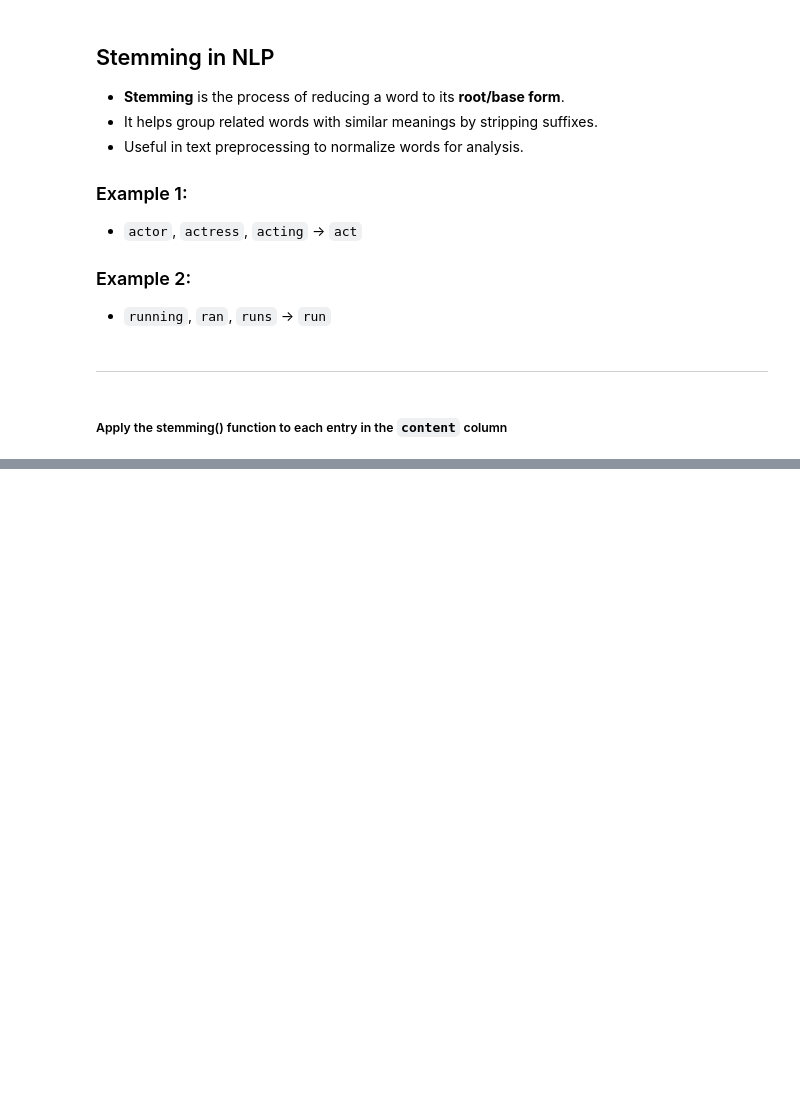
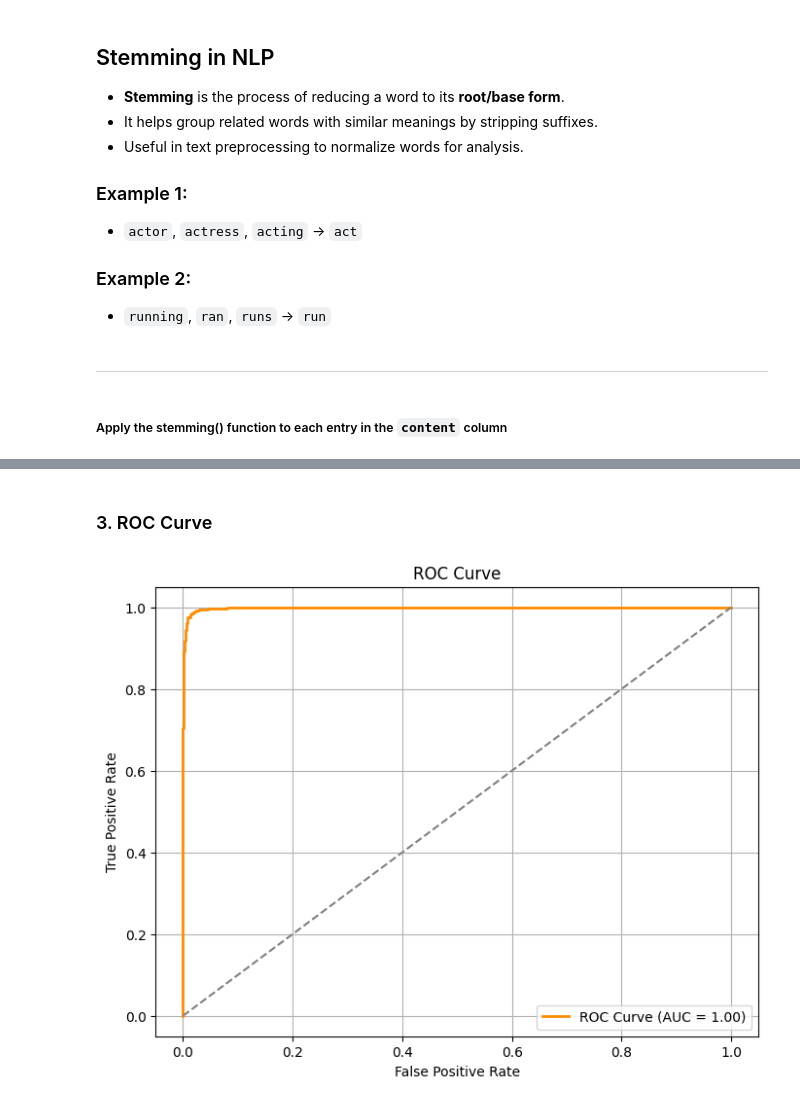
Before and after one commit to bainash10/Fake-News-Prediction-using-Logistic-Regression, a Jupyter notebook: main.ipynb, the cells around one changed output, grey strips where cells are left out. Drawn from its saved outputs; the diff is of its cells as text; code cells hidden in the pictures; blank space fills up the shorter version.

```diff
--- a/main.ipynb
+++ b/main.ipynb
@@ -218,0 +220,8 @@ df['content'] = df['content'].apply(stemming)
+# %%
+X = df['content'].values  # Extract the 'content' column as a NumPy array and assign it to X (features)
+y = df['label'].values    # Extract the 'label' column as a NumPy array and assign it to Y (labels/targets)
+
+# What this means:
+# X will contain the processed text data (after stemming).
+
+# Y will contain the corresponding labels (e.g., 0 or 1 for classification).
@@ -218,0 +384,28 @@ df['content'] = df['content'].apply(stemming)
+# %% [markdown]
+### 3. ROC Curve
+# %%
+from sklearn.metrics import roc_curve, RocCurveDisplay, roc_auc_score
+import matplotlib.pyplot as plt
+
+# Get predicted probabilities for class 1 (Fake news)
+y_prob = model.predict_proba(X_test)[:, 1]
+
+# Compute ROC curve
+fpr, tpr, _ = roc_curve(y_test, y_prob)
+
+# Calculate AUC score
+auc_score = roc_auc_score(y_test, y_prob)
+
+# Plot ROC curve
+plt.figure(figsize=(8, 6))
+plt.plot(fpr, tpr, label=f'ROC Curve (AUC = {auc_score:.2f})', color='darkorange', lw=2)
+plt.plot([0, 1], [0, 1], linestyle='--', color='gray')  # Diagonal line (random guess)
+
+plt.title('ROC Curve')
+plt.xlabel('False Positive Rate')
+plt.ylabel('True Positive Rate')
+plt.legend(loc='lower right')  # Show AUC in legend
+plt.grid(True)
+plt.show()
+# %% [output]
+[figure, added]
```
Also changed, not shown: parts of 44 cells of this notebook.
